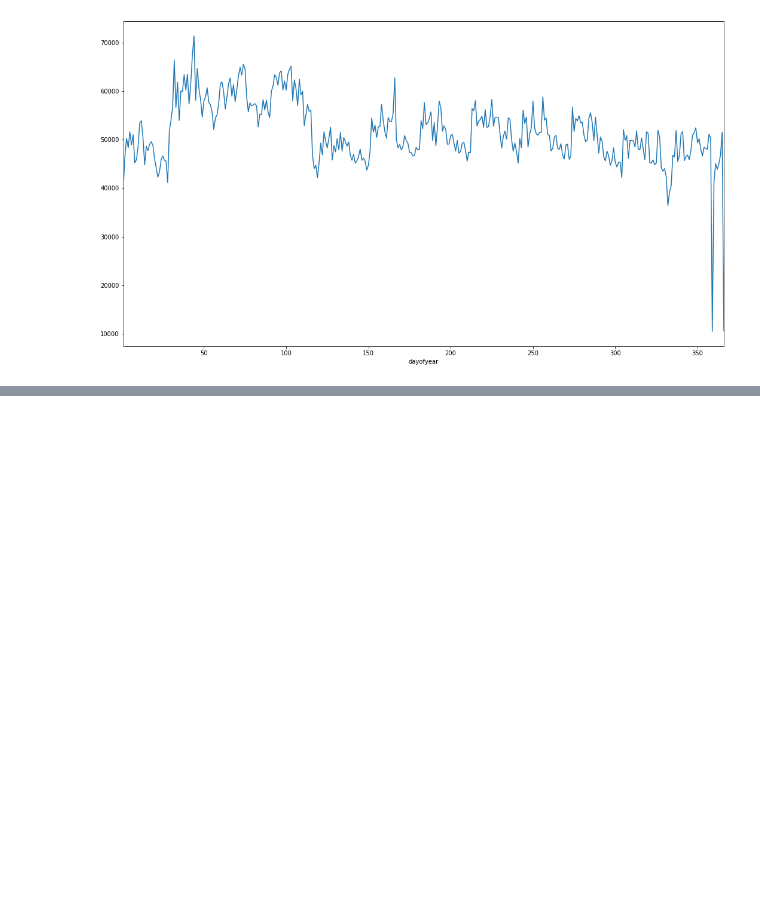
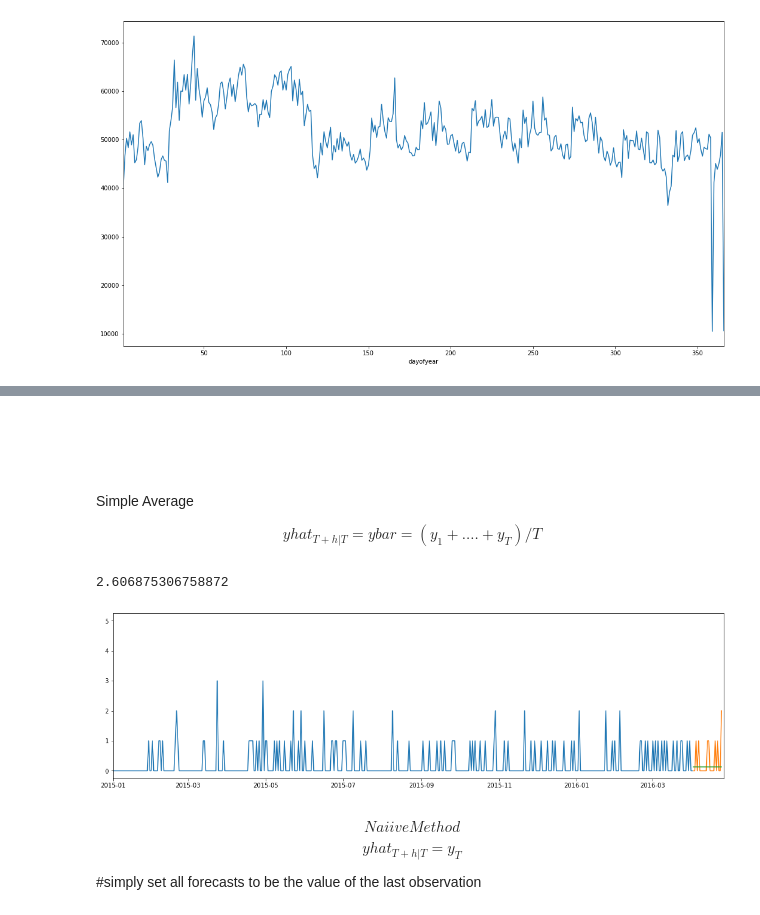
Before and after one commit to Mtaylert/Forecasting, a Jupyter notebook: code/Forecasting.ipynb, the cells around one changed output, grey strips where cells are left out. Drawn from its saved outputs; the diff is of its cells as text; code cells hidden in the pictures; blank space fills up the shorter version.

Commit message:
Adding simple forecasting methods

```diff
--- a/code/Forecasting.ipynb
+++ b/code/Forecasting.ipynb
@@ -148,0 +231,45 @@ See the caveats in the documentation: http://pandas.pydata.org/pandas-docs/stabl
+# %%
+train = train_df[train_df['date']<='2016-04-01']
+validation = train_df[train_df['date']>'2016-04-01']
+# %% [markdown]
+<br>
+# %% [markdown]
+<br>
+# %% [markdown]
+Simple Average
+
+$$ yhat_{T+h|T} = ybar = (y_1+....+y_T)/T $$
+# %%
+
+def simplemean(train,validation):
+    simplemean = train.groupby(['id'])['sales'].mean().reset_index()
+    simplemean.columns= ['id','predictedsales']
+    evaluate = pd.merge(validation[['id','sales','date']],simplemean,on='id')
+    rmse= np.sqrt(mean_squared_error(evaluate['sales'],evaluate['predictedsales']))
+
+
+
+    example = train[train['id']=='HOBBIES_1_001_TX_1_validation']
+    evalexample = evaluate[evaluate['id']=='HOBBIES_1_001_TX_1_validation']
+
+
+    plt.figure(figsize=(18,5))
+
+
+    plt.plot(example['date'],example['sales'])
+    plt.plot(evalexample['date'],evalexample['sales'])
+    plt.plot(evalexample['date'],evalexample['predictedsales'])
+    plt.xlim('2015-01-01','2016-04-26')
+
+
+    return rmse
+# %%
+simplemean(train,validation)
+# %% [output]
+2.606875306758872
+[figure, added]
+# %% [markdown]
+$$ Naiive Method $$
+$$ yhat_{T+h|T}=y_T $$
+
+#simply set all forecasts to be the value of the last observation
```
Also changed, not shown: parts of 21 cells of this notebook.
